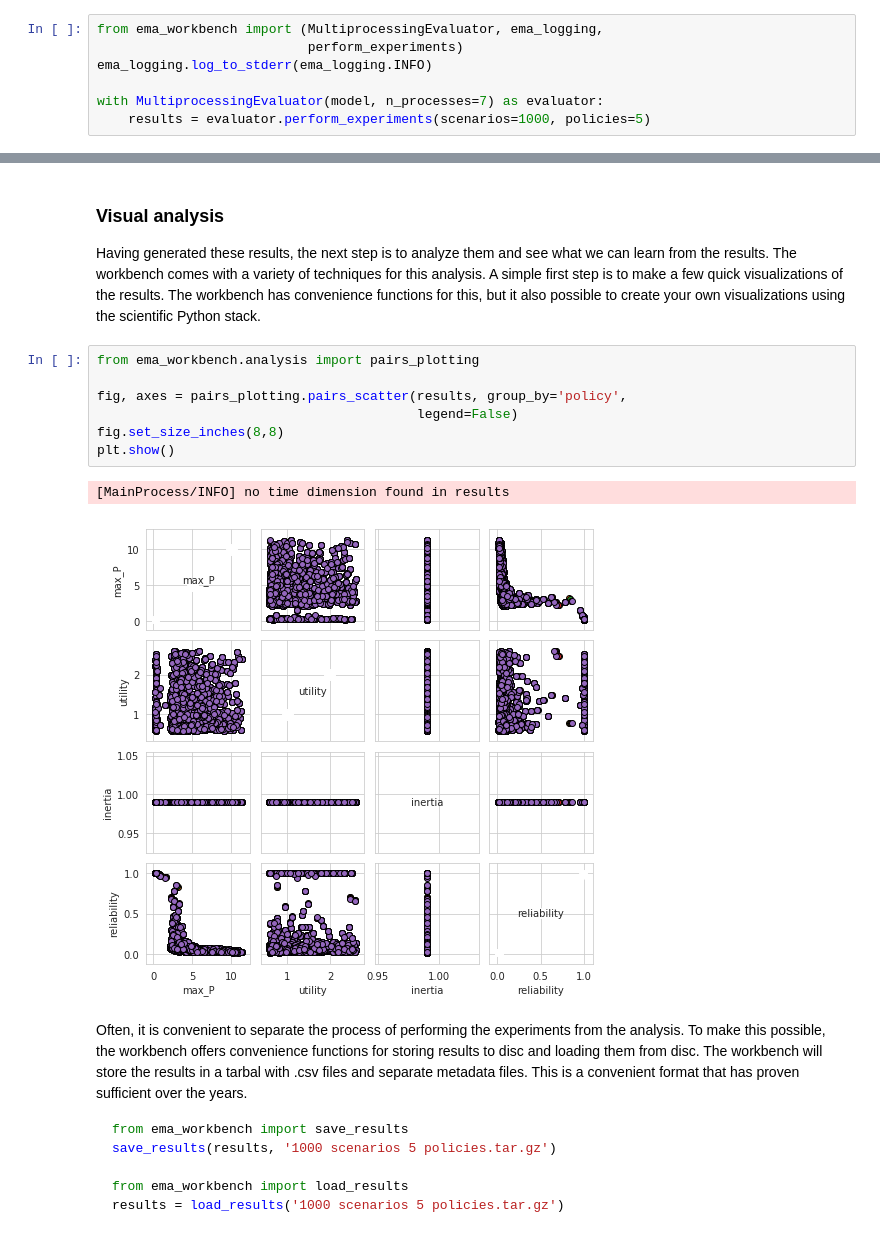
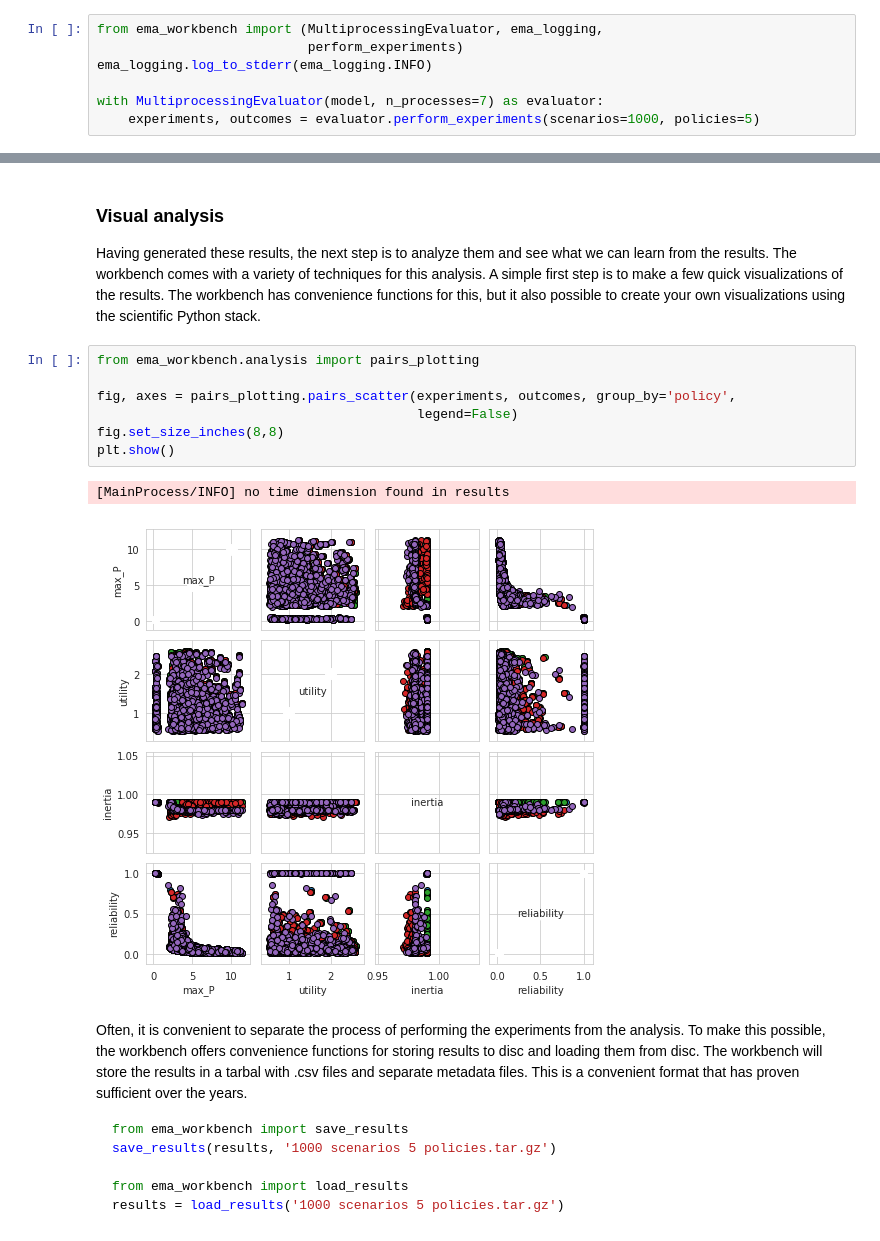
Before and after one commit to quaquel/EMAworkbench, a Jupyter notebook: docs/source/indepth_tutorial/open-exploration.ipynb, the cells around one changed output, grey strips where cells are left out. Saved outputs shown, nothing was run; the diff lists cells and outputs as text.

```diff
--- a/docs/source/indepth_tutorial/open-exploration.ipynb
+++ b/docs/source/indepth_tutorial/open-exploration.ipynb
@@ -55,7 +55,7 @@ from ema_workbench import (MultiprocessingEvaluator, ema_logging,
 ema_logging.log_to_stderr(ema_logging.INFO)
 
 with MultiprocessingEvaluator(model, n_processes=7) as evaluator:
-    results = evaluator.perform_experiments(scenarios=1000, policies=5)
+    experiments, outcomes = evaluator.perform_experiments(scenarios=1000, policies=5)
 # %% [output]
 [MainProcess/INFO] pool started
 [MainProcess/INFO] performing 1000 scenarios * 5 policies * 1 model(s) = 5000 experiments
@@ -77,13 +77,13 @@ Having generated these results, the next step is to analyze them and see what we
 # %%
 from ema_workbench.analysis import pairs_plotting
 
-fig, axes = pairs_plotting.pairs_scatter(results, group_by='policy',
+fig, axes = pairs_plotting.pairs_scatter(experiments, outcomes, group_by='policy',
                                          legend=False)
 fig.set_size_inches(8,8)
 plt.show()
 # %% [output]
 [MainProcess/INFO] no time dimension found in results
-[figure, old version]
+[figure, new version]
 # %% [markdown]
 Often, it is convenient to separate the process of performing the experiments from the analysis. To make this possible, the workbench offers convenience functions for storing results to disc and loading them from disc. The workbench will store the results in a tarbal with .csv files and separate metadata files. This is a convenient format that has proven sufficient over the years.
 
```
Also changed, not shown: parts of 11 cells of this notebook, 1 other file.
